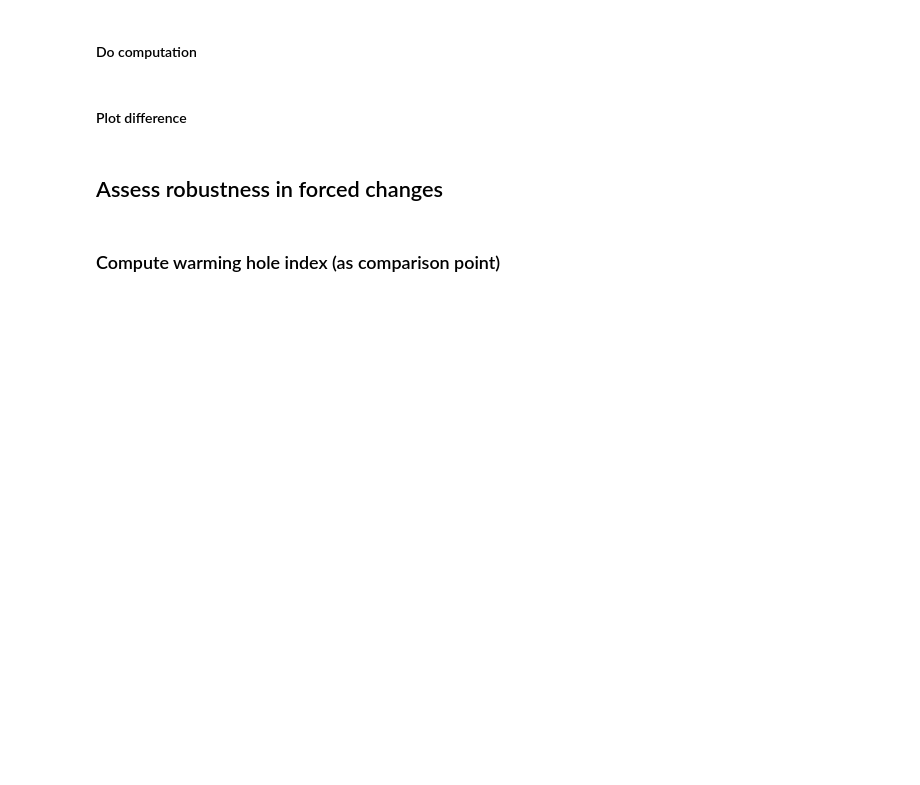
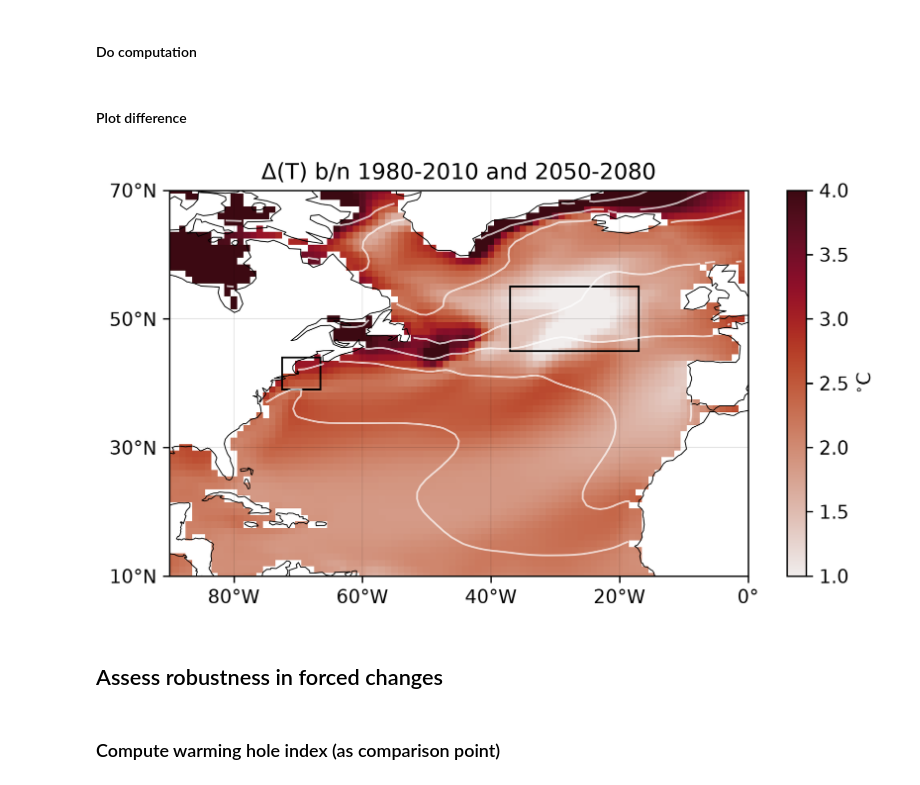
Before and after one commit to ashleylasinsky/whoi-climate-tutorial_2026, a Jupyter notebook: docs/pages/single_model/example.ipynb, the cells around one changed output. Cells and saved outputs as stored; diff of their text form; code cells hidden in the pictures; blank space fills up the shorter version.

```diff
--- a/docs/pages/single_model/example.ipynb
+++ b/docs/pages/single_model/example.ipynb
@@ -695,14 +699,12 @@ delta_clim = clim1 - clim0
 ## set colorbar levels
 if LOAD_FROM_CLOUD:
     plot_kwargs = dict(vmin=-3, vmax=3, cmap="cmo.balance")
-    ticks = [-3, 0, 3]
 
 else:
     plot_kwargs = dict(vmin=1, vmax=4, cmap="cmo.amp")
-    ticks = [1, 4]
 
 ## blank canvas
-fig = plt.figure()
+fig = plt.figure(dpi=300)
 
 ## plot background
 fig, ax = plot_setup_atlantic(fig)
@@ -714,34 +716,36 @@ plot_data = ax.pcolormesh(
     delta_clim,
     transform=ccrs.PlateCarree(),
     **plot_kwargs,
 )
 
 ## plot the background state
 ax.contour(
     data.lon,
     data.lat,
     clim0,
     colors="w",
     levels=np.arange(-2, 34, 4),
     transform=ccrs.PlateCarree(),
     extend="both",
     linewidths=1,
     alpha=0.7,
 )
 
 ## make a colorbar
-cb = fig.colorbar(plot_data, ticks=ticks, label=r"$^{\circ}$C")
+cb = fig.colorbar(plot_data, label=r"$^{\circ}$C")
 
 ## plot outline of Woods Hole region
 ax = plot_box_outline(ax, lon_range=[287.5, 293.5], lat_range=[39, 44])
 
 ## plot outline of warming hole region
 ax = plot_box_outline(ax, lon_range=[323, 343], lat_range=[45, 55])
 
 ## label
 ax.set_title(r"$\Delta$(T) b/n 1980-2010 and 2050-2080")
 
 plt.show()
+# %% [output]
+[figure, added]
 # %% [markdown]
 ## Assess robustness in forced changes
 # %% [markdown]
```
Also changed, not shown: parts of 9 cells of this notebook, 1 other file.
